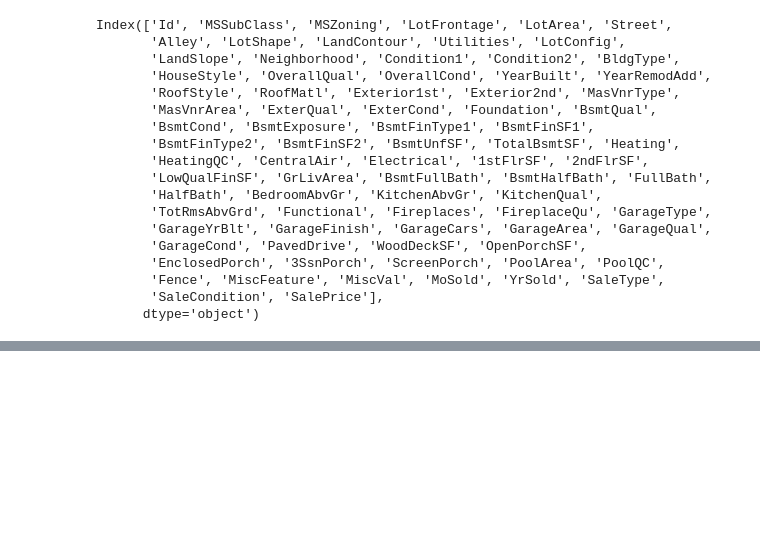
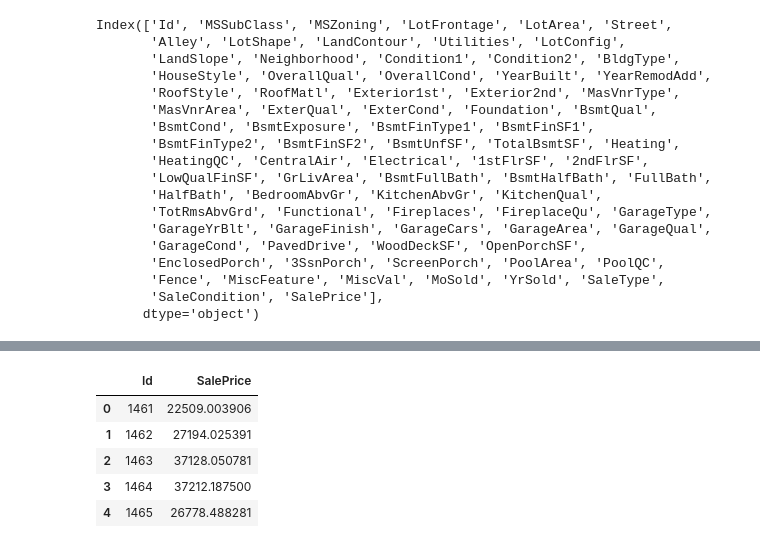
Before and after one commit to JamesMcGuigan/kaggle-house-prices, a Jupyter notebook: 7_fastai.ipynb, the cells around one changed output, grey strips where cells are left out. Drawn from its saved outputs; the diff is of its cells as text; code cells hidden in the pictures; blank space fills up the shorter version.

```diff
--- a/7_fastai.ipynb
+++ b/7_fastai.ipynb
@@ -188,0 +213,15 @@ torch.Size([1459, 572])
+# %%
+preds = learn.get_preds(ds_type=DatasetType.Test)[0].numpy().flatten(); preds
+submission_df = pd.DataFrame({
+    'Id':        test_df['Id'],
+    'SalePrice': preds
+})
+submission_df.to_csv('data/submissions/fastai.csv', header=True, index=False)
+submission_df.head()
+# %% [output]
+|  | Id | SalePrice |
+| 0 | 1461 | 22509.003906 |
+| 1 | 1462 | 27194.025391 |
+| 2 | 1463 | 37128.050781 |
+| 3 | 1464 | 37212.187500 |
+| 4 | 1465 | 26778.488281 |
```
Also changed, not shown: parts of 15 cells of this notebook, 1 other file.
